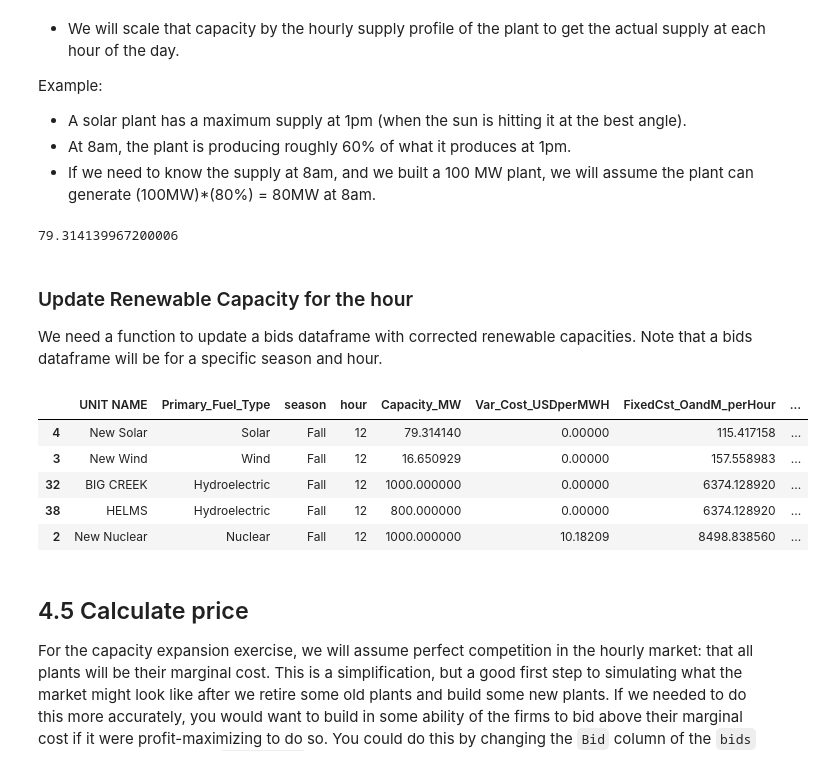
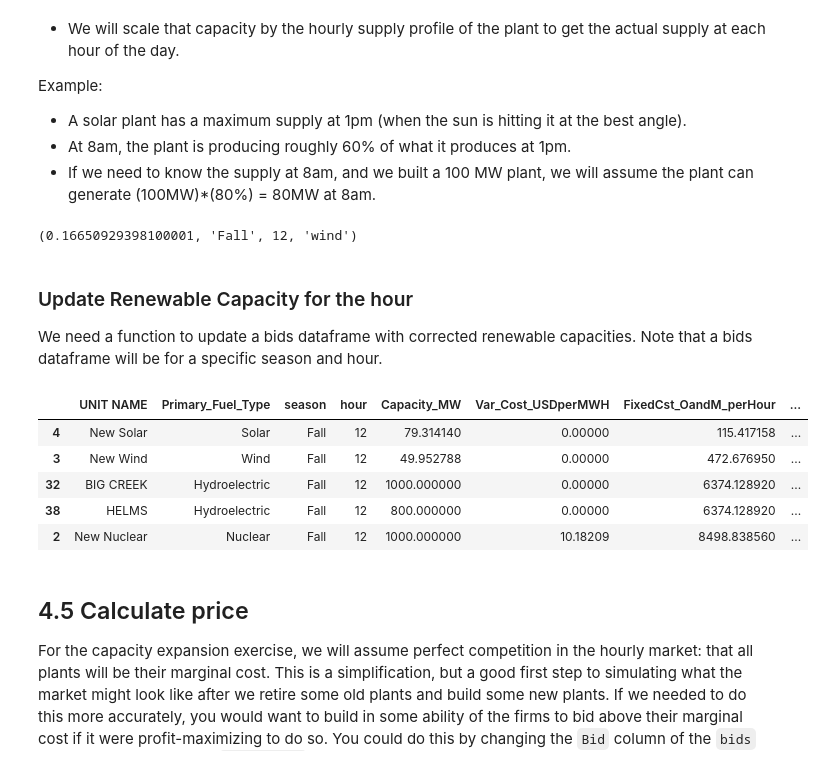
Before and after one commit to ds-modules/EEP-147-SP25, a Jupyter notebook: ESG-Analysis/ESG_CapacityExpansion_v2025.7.ipynb, the cells around one changed output. Cells and saved outputs as stored; diff of their text form; code cells hidden in the pictures.

```diff
--- a/ESG-Analysis/ESG_CapacityExpansion_v2025.7.ipynb
+++ b/ESG-Analysis/ESG_CapacityExpansion_v2025.7.ipynb
@@ -397,7 +404,7 @@ def get_new_plant_dataframe(new_plants:Dict):
     return df
 
 # Test the function with a few new plants
-new_plants_temp = {'Natural Gas': 2, 'Solar': 1, 'Wind': 1, 'Nuclear': 1}
+new_plants_temp = {'Natural Gas': 2, 'Solar': 1, 'Wind': 3, 'Nuclear': 1}
 get_new_plant_dataframe(new_plants_temp)
 # %% [output]
 |  | UNIT NAME | Primary_Fuel_Type | Capacity_MW | Heat_Rate_MMBtu_perMWH | Fuel_Cost_USDperMMBtu | ... |
@@ -492,7 +499,7 @@ Example:
 - At 8am, the plant is producing roughly 60% of what it produces at 1pm.
 - If we need to know the supply at 8am, and we built a 100 MW plant, we will assume the plant can generate (100MW)*(80%) = 80MW at 8am.
 # %%
-def calc_renewable_supply(season: str, hour: int, tech: str) -> float:
+def calc_renewable_capacity_factor(season: str, hour: int, tech: str) -> float:
     """
     Calculate the supply for a given season and hour for a plant of a given technology.
 
@@ -504,43 +511,43 @@ def calc_renewable_supply(season: str, hour: int, tech: str) -> float:
     Returns:
     float - the supply in MW
     """
-    hour_specific_capacity = SUPPLY[(SUPPLY.season == season) & (SUPPLY.hour == hour)][f'{tech.lower()}_supply'].values[0]
-    return hour_specific_capacity
+    hour_capacity_factor = SUPPLY[(SUPPLY.season == season) & (SUPPLY.hour == hour)][f'{tech.lower()}_supply'].values[0] / 100
+    return hour_capacity_factor
 
 # Test the function to get 3am demand in Fall
-supply_temp = calc_renewable_supply(season_temp, hour_temp, 'solar')
-supply_temp  #MW
+capacity_factor_temp = calc_renewable_capacity_factor(season_temp, hour_temp, 'wind')
+capacity_factor_temp, season_temp, hour_temp, 'wind'
 # %% [output]
-79.314139967200006
+(0.16650929398100001, 'Fall', 12, 'wind')
 # %% [markdown]
 ### Update Renewable Capacity for the hour
 We need a function to update a bids dataframe with corrected renewable capacities. Note that a bids dataframe will be for a specific season and hour.
 # %%
 def update_renewable_capacity(df, season, hour):
     """
     Update the capacity of the renewable plants for a given season and hour.
 
     Parameters:
     df: pd.DataFrame - the dataframe containing the plant information
     season: str - the season of the year (Winter, Spring, Summer, Fall)
     hour: int - the hour of the day (0-23)
 
     Returns:
     pd.DataFrame - the updated dataframe with the new capacity values
     """
     for tech in ['solar', 'wind']:
         tech_filter = df['Primary_Fuel_Type'] == tech.capitalize()
-        supply = calc_renewable_supply(season, hour, tech)
-        df.loc[tech_filter, 'Capacity_MW'] = supply
+        capacity_factor = calc_renewable_capacity_factor(season, hour, tech)
+        df.loc[tech_filter, 'Capacity_MW'] = capacity_factor * df.loc[tech_filter, 'Capacity_MW']
     return df
 
-# Test the function with to update renewable capacity for 10am in Fall
+# Test the function to update renewable capacity for 12pm in Fall
 bids_temp_updated = update_renewable_capacity(df=bids_temp, season=season_temp, hour=hour_temp)
 bids_temp_updated.head()
 # %% [output]
 |  | UNIT NAME | Primary_Fuel_Type | season | hour | Capacity_MW | Var_Cost_USDperMWH | FixedCst_OandM_perHour | ... |
 | 4 | New Solar | Solar | Fall | 12 | 79.314140 | 0.00000 | 115.417158 | ... |
-| 3 | New Wind | Wind | Fall | 12 | 16.650929 | 0.00000 | 157.558983 | ... |
+| 3 | New Wind | Wind | Fall | 12 | 49.952788 | 0.00000 | 472.676950 | ... |
 | 32 | BIG CREEK | Hydroelectric | Fall | 12 | 1000.000000 | 0.00000 | 6374.128920 | ... |
 | 38 | HELMS | Hydroelectric | Fall | 12 | 800.000000 | 0.00000 | 6374.128920 | ... |
 | 2 | New Nuclear | Nuclear | Fall | 12 | 1000.000000 | 10.18209 | 8498.838560 | ... |
```
Also changed, not shown: parts of 9 cells of this notebook.
